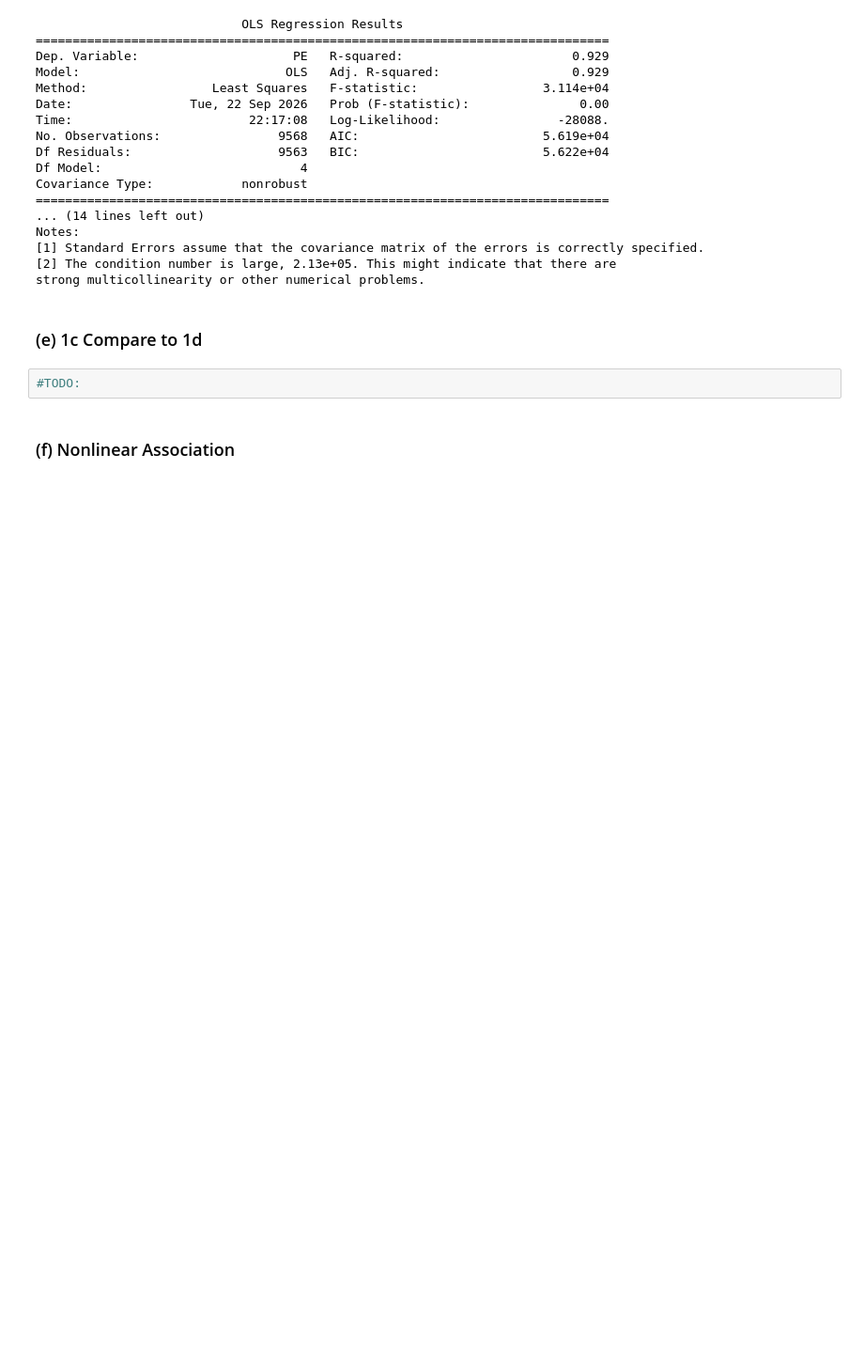
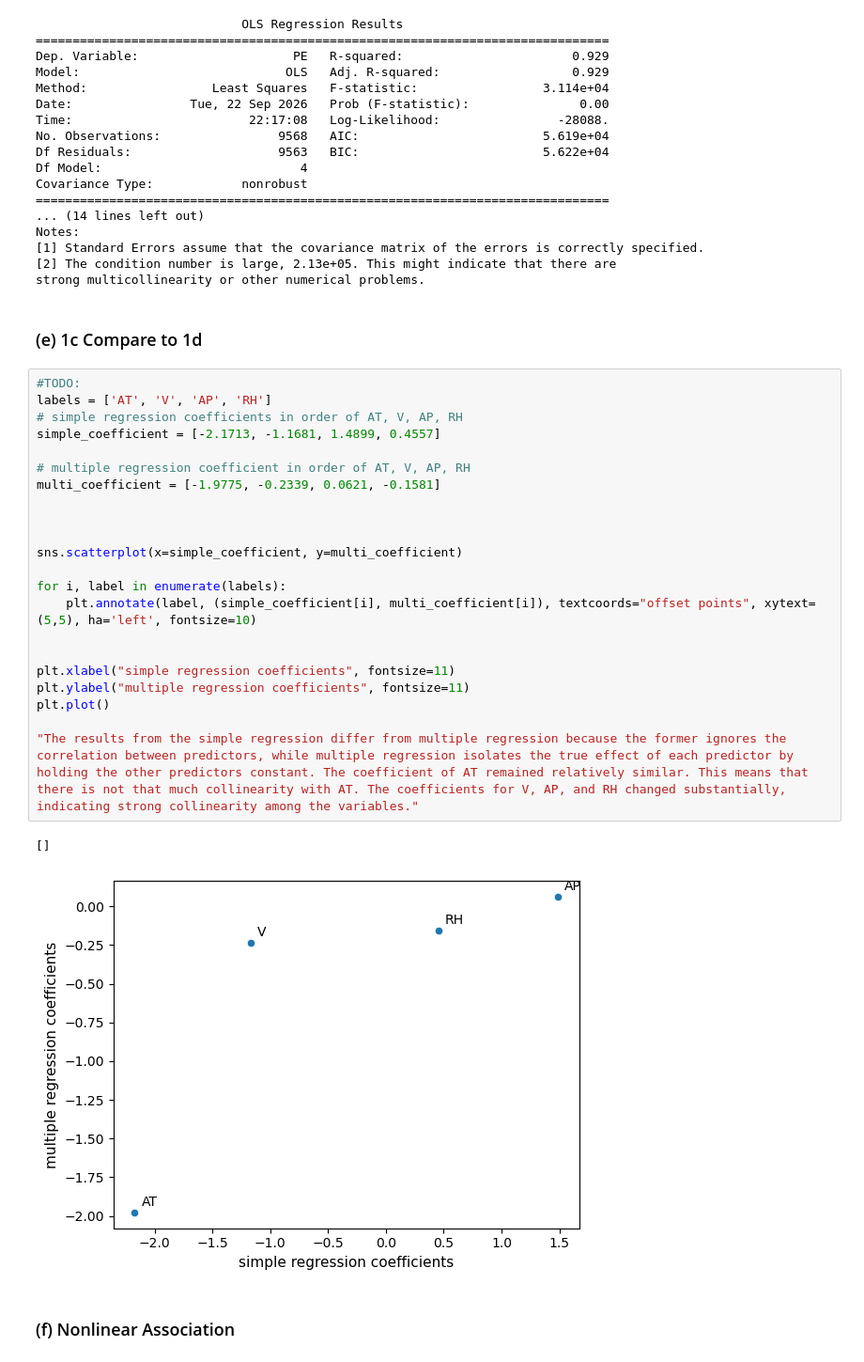
Before and after one commit to Brice12347/552_HW_2, a Jupyter notebook: Patchou_Brice_HW2.ipynb, the cells around one changed output. Shown at 94% size. Cells and saved outputs as stored; diff of their text form; blank space fills up the shorter version.

```diff
--- a/Patchou_Brice_HW2.ipynb
+++ b/Patchou_Brice_HW2.ipynb
@@ -162,8 +163,31 @@ Notes:
 strong multicollinearity or other numerical problems.
 # %% [markdown]
 ### (e) 1c Compare to 1d
-# %%
-#TODO:
+# %%
+#TODO:
+labels = ['AT', 'V', 'AP', 'RH']
+# simple regression coefficients in order of AT, V, AP, RH
+simple_coefficient = [-2.1713, -1.1681, 1.4899, 0.4557]
+
+# multiple regression coefficient in order of AT, V, AP, RH
+multi_coefficient = [-1.9775, -0.2339, 0.0621, -0.1581]
+
+
+
+sns.scatterplot(x=simple_coefficient, y=multi_coefficient)
+
+for i, label in enumerate(labels):
+    plt.annotate(label, (simple_coefficient[i], multi_coefficient[i]), textcoords="offset points", xytext=(5,5), ha='left', fontsize=10)
+
+
+plt.xlabel("simple regression coefficients", fontsize=11)
+plt.ylabel("multiple regression coefficients", fontsize=11)
+plt.plot()
+
+"The results from the simple regression differ from multiple regression because the former ignores the correlation between predictors, while multiple regression isolates the true effect of each predictor by holding the other predictors constant. The coefficient of AT remained relatively similar. This means that there is not that much collinearity with AT. The coefficients for V, AP, and RH changed substantially, indicating strong collinearity among the variables."
+# %% [output]
+[]
+[figure, added]
 # %% [markdown]
 ### (f) Nonlinear Association
 # %%
```
Also changed, not shown: parts of 7 cells of this notebook.
